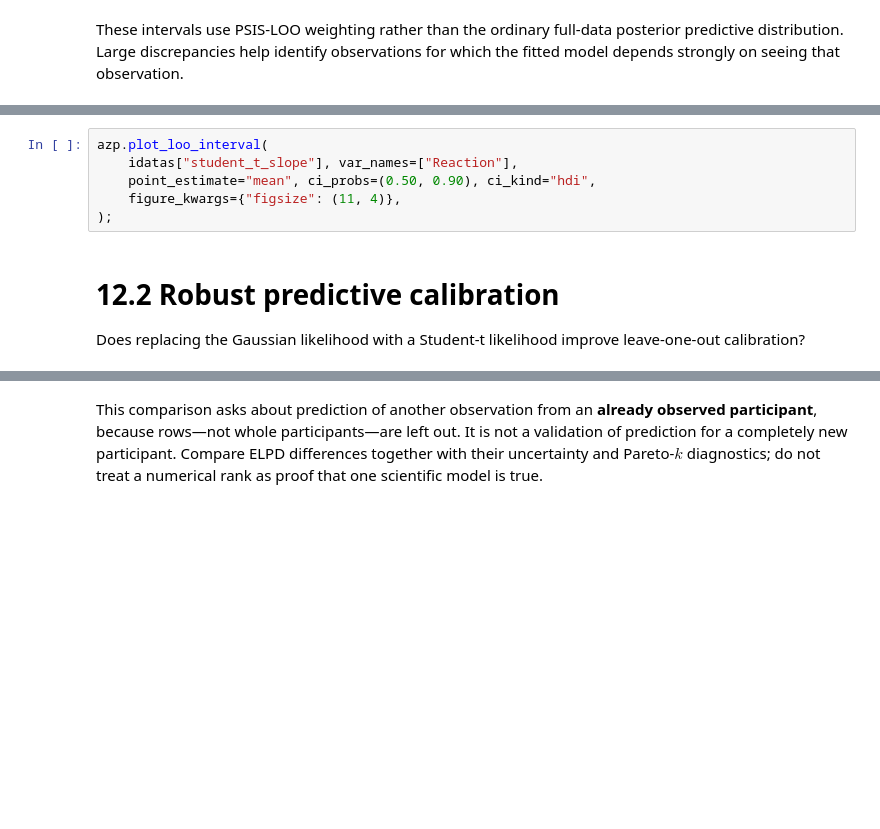
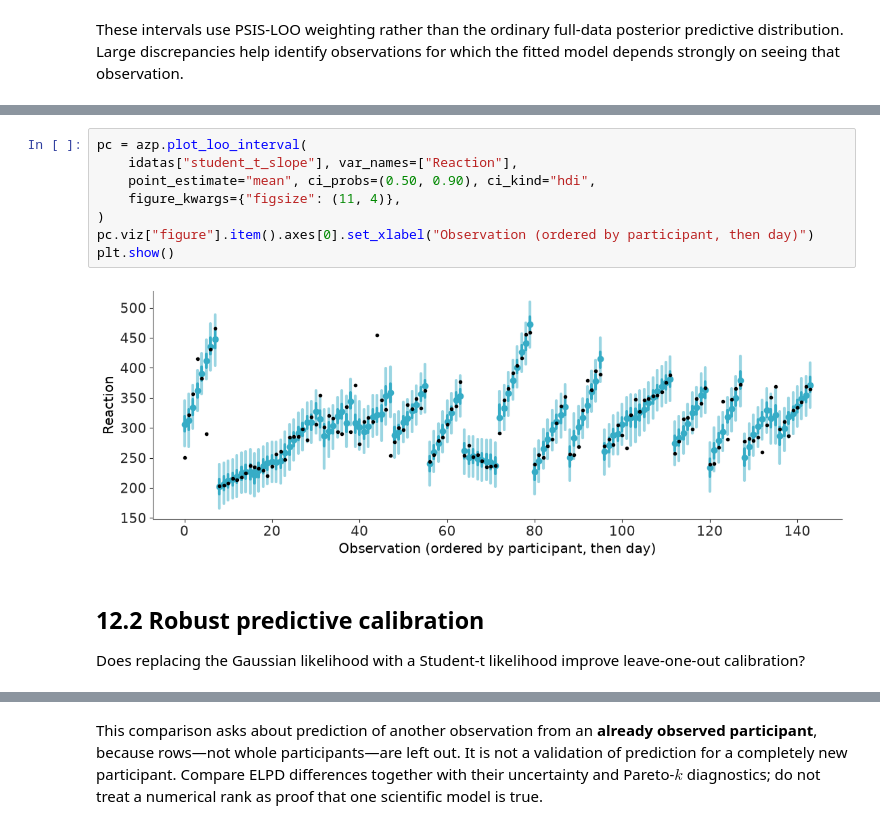
Before and after one commit to opherdonchin/BayesShortCourse, a Jupyter notebook: sleep/solved/12_robust_student_t_and_loo.ipynb, the cells around one changed output, grey strips where cells are left out. Saved outputs shown, nothing was run; the diff lists cells and outputs as text; blank space fills up the shorter version.

```diff
--- a/sleep/solved/12_robust_student_t_and_loo.ipynb
+++ b/sleep/solved/12_robust_student_t_and_loo.ipynb
@@ -116,11 +254,15 @@ azp.plot_loo_interval(
 # %%
-azp.plot_loo_interval(
+pc = azp.plot_loo_interval(
     idatas["student_t_slope"], var_names=["Reaction"],
     point_estimate="mean", ci_probs=(0.50, 0.90), ci_kind="hdi",
     figure_kwargs={"figsize": (11, 4)},
-);
+)
+pc.viz["figure"].item().axes[0].set_xlabel("Observation (ordered by participant, then day)")
+plt.show()
+# %% [output]
+[figure, added]
 # %% [markdown]
-# 12.2 Robust predictive calibration
+## 12.2 Robust predictive calibration
 
 Does replacing the Gaussian likelihood with a Student-t likelihood improve leave-one-out calibration?
 # %%
```
Also changed, not shown: parts of 20 cells of this notebook.
